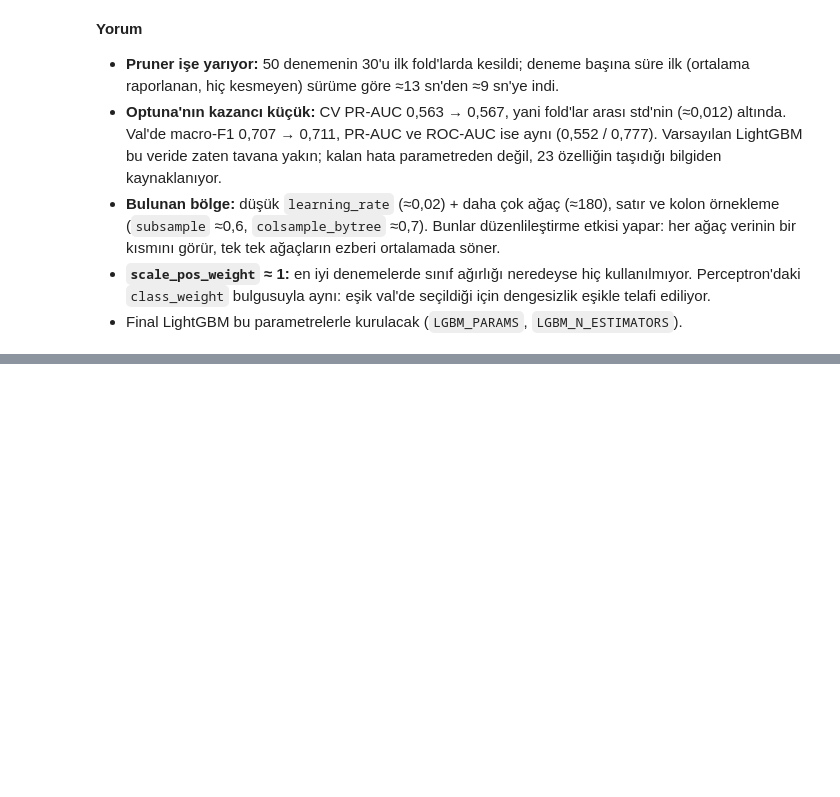
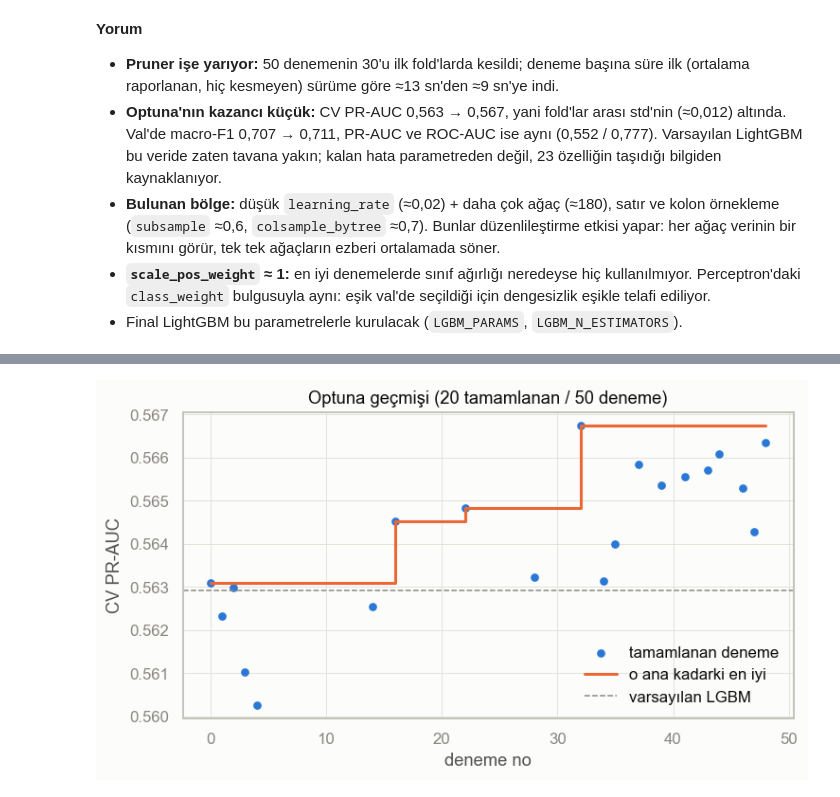
Before and after one commit to KamuranBey00/DataScienceProject, a Jupyter notebook: notebooks/03_perceptron_lgbm.ipynb, the cells around one changed output, grey strips where cells are left out. Drawn from its saved outputs; the diff is of its cells as text; code cells hidden in the pictures; blank space fills up the shorter version.

Commit message:
feat(models): Optuna history/importance plots and LightGBM feature importance
Co-Authored-By: Claude Opus 5.5 <noreply@anthropic.com>

```diff
--- a/notebooks/03_perceptron_lgbm.ipynb
+++ b/notebooks/03_perceptron_lgbm.ipynb
@@ -681,0 +699,16 @@ Varsayılan:           CV PR-AUC = 0.5629 ± 0.0114
+# %%
+complete = complete.sort_values("number")
+fig, ax = plt.subplots(figsize=(7, 4))
+ax.scatter(complete.number, complete.value, color=SERIES[0], s=22, label="tamamlanan deneme")
+ax.step(complete.number, complete.value.cummax(), where="post", color=SERIES[1],
+        label="o ana kadarki en iyi")
+ax.axhline(cv_default["pr_auc"], color=INK_MUTED, linestyle="--", linewidth=1,
+           label="varsayılan LGBM")
+ax.set(title=f"Optuna geçmişi ({len(complete)} tamamlanan / {len(trials)} deneme)",
+       xlabel="deneme no", ylabel="CV PR-AUC")
+ax.legend(loc="lower right")
+fig.tight_layout()
+save_fig(fig, "extra_optuna_history")
+plt.show()
+# %% [output]
+[figure, added]
```
Also changed, not shown: parts of 9 cells of this notebook, 4 other files.
